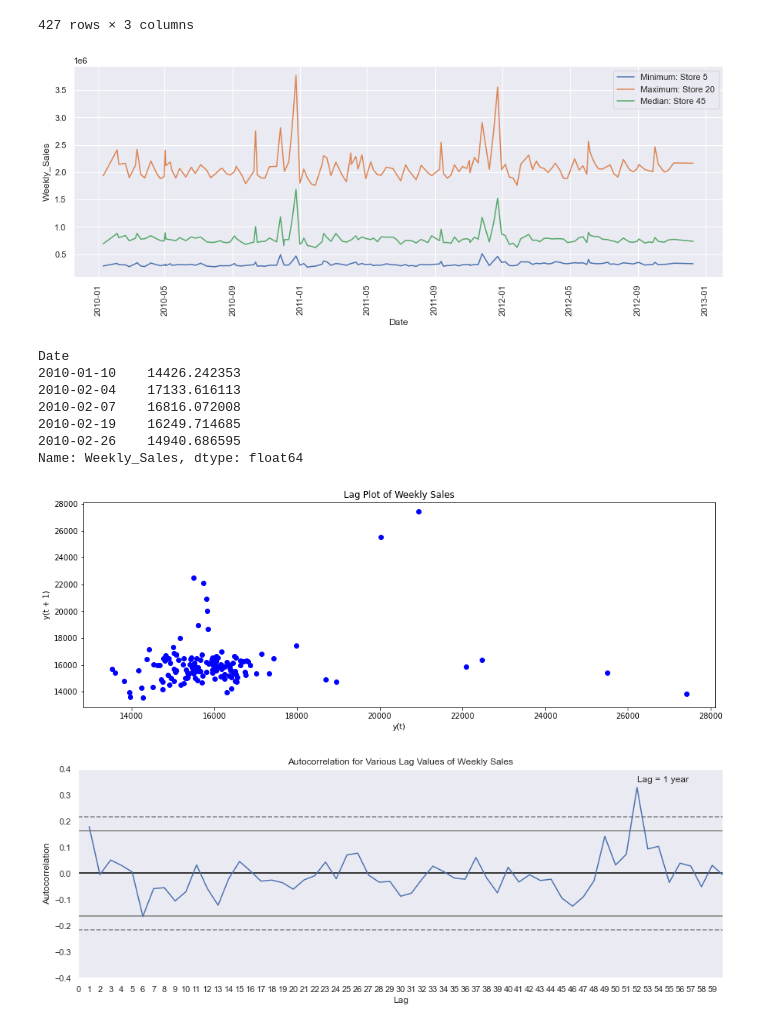
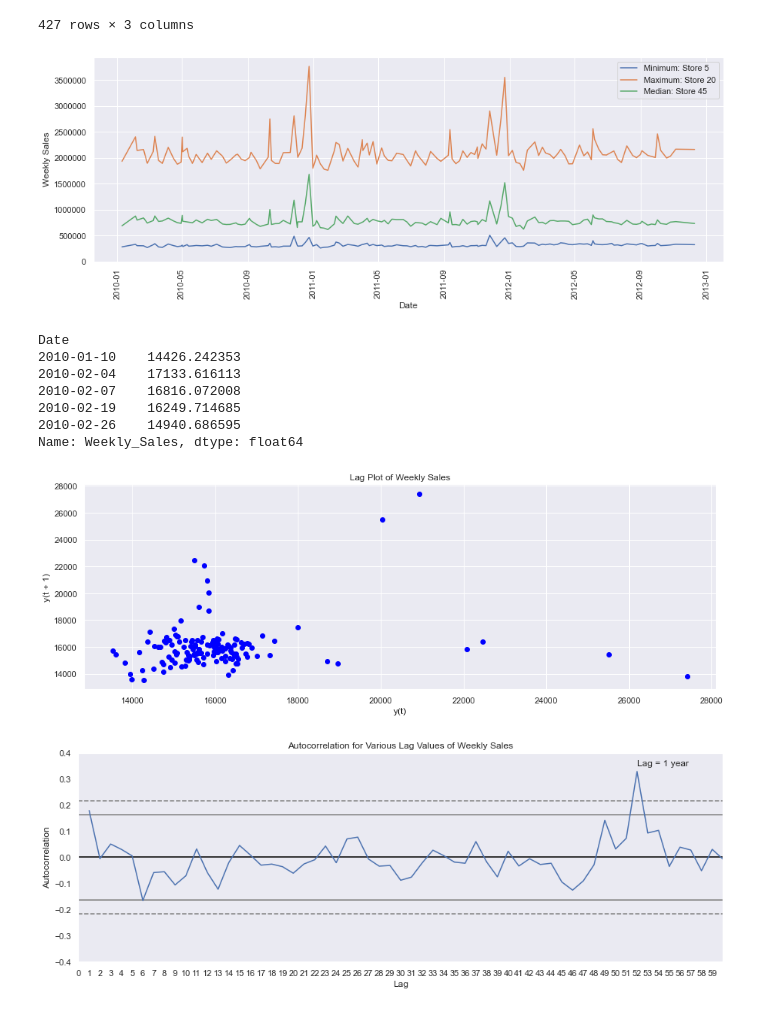
Before and after one commit to jamesdinardo/Retail-Forecasting, a Jupyter notebook: EDA.ipynb, the cells around one changed output. Drawn from its saved outputs; the diff is of its cells as text; code cells hidden in the pictures.

Commit message:
added a few more plots

```diff
--- a/EDA.ipynb
+++ b/EDA.ipynb
@@ -182,13 +218,14 @@ min_max_median_store
 # %%
 fig, ax = plt.subplots(figsize=(15, 5))
 _ = sns.lineplot(x='Date', y='Weekly_Sales', hue='Store', data=min_max_median_store)
+_ = plt.ylabel('Weekly Sales')
+_ = plt.yticks(range(0, 4000000, 500000), labels=range(0, 4000000, 500000))
 _ = plt.xticks(rotation='90')
 _ = plt.legend(['Minimum: Store 5', 'Maximum: Store 20', 'Median: Store 45'])
 # %% [output]
-[figure, old version]
+[figure, new version]
 # %%
 #create a time series lag scatter plot
-df_indexed = df.set_index('Date')
 time_series = df_indexed.groupby(df_indexed.index)['Weekly_Sales'].mean()
 print(time_series.head())
 
@@ -205,7 +242,7 @@ Date
 2010-02-19    16249.714685
 2010-02-26    14940.686595
 Name: Weekly_Sales, dtype: float64
-[figure, old version]
+[figure, new version]
 # %%
 from pandas.plotting import autocorrelation_plot
 
```
Also changed, not shown: parts of 5 cells of this notebook, 1 other file.
